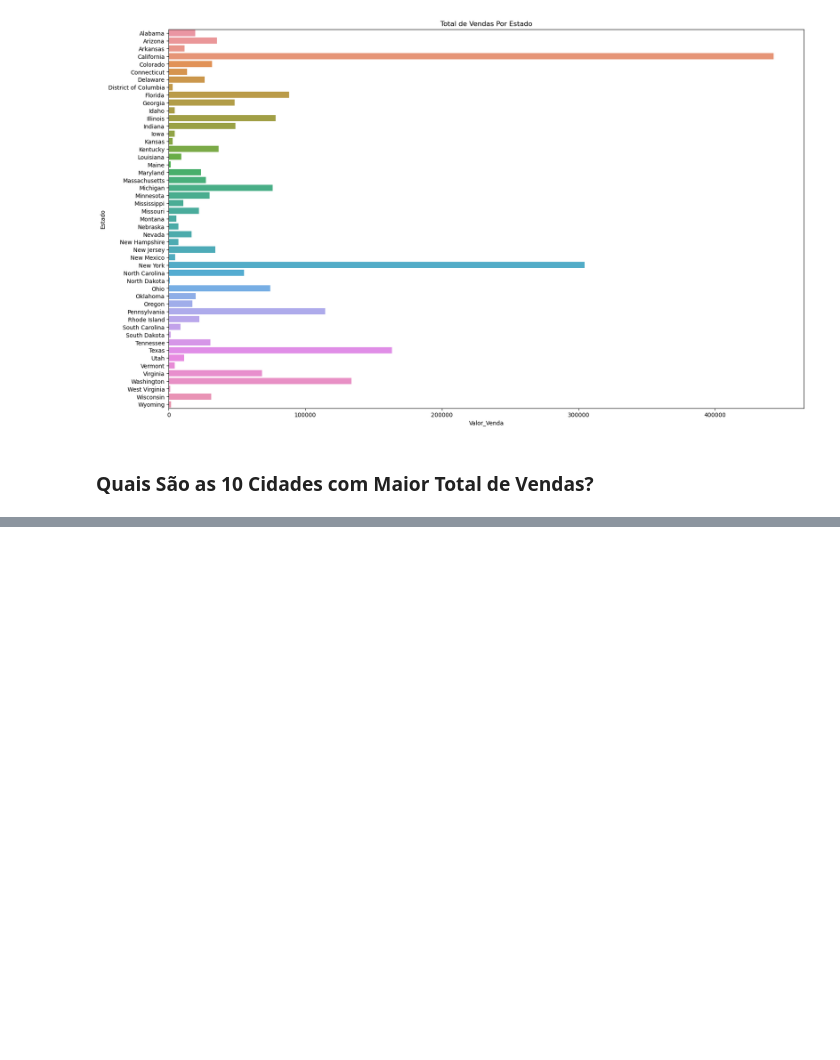
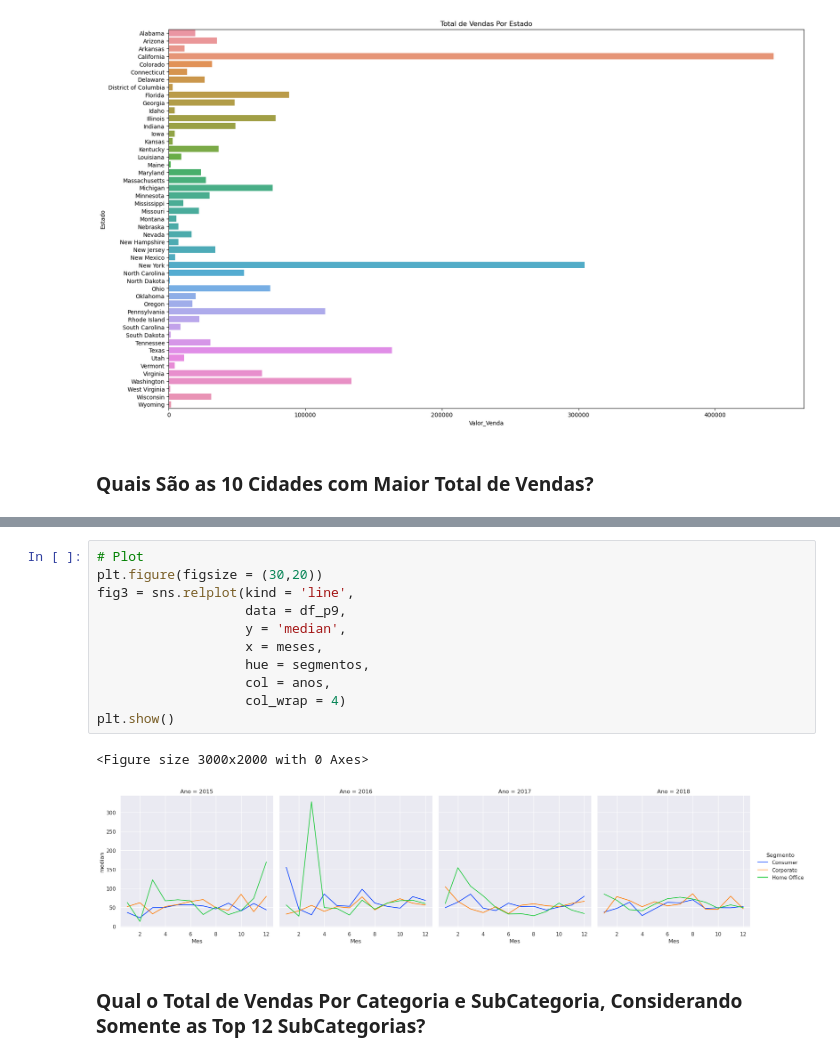
Before and after one commit to rodrigofdl/analise_exploratoria_varejo, a Jupyter notebook: analise_exploratoria_varejo.ipynb, the cells around one changed output, grey strips where cells are left out. Cells and saved outputs as stored; diff of their text form; blank space fills up the shorter version.

```diff
--- a/analise_exploratoria_varejo.ipynb
+++ b/analise_exploratoria_varejo.ipynb
@@ -359,0 +445,16 @@ Média das vendas depois do desconto de 15% 1799.29
+# %%
+# Plot
+plt.figure(figsize = (30,20))
+fig3 = sns.relplot(kind = 'line',
+                   data = df_p9,
+                   y = 'median',
+                   x = meses,
+                   hue = segmentos,
+                   col = anos,
+                   col_wrap = 4)
+plt.show()
+# %% [output]
+<Figure size 3000x2000 with 0 Axes>
+[figure, added]
+# %% [markdown]
+### Qual o Total de Vendas Por Categoria e SubCategoria, Considerando Somente as Top 12 SubCategorias?
```
Also changed, not shown: parts of 64 cells of this notebook.
